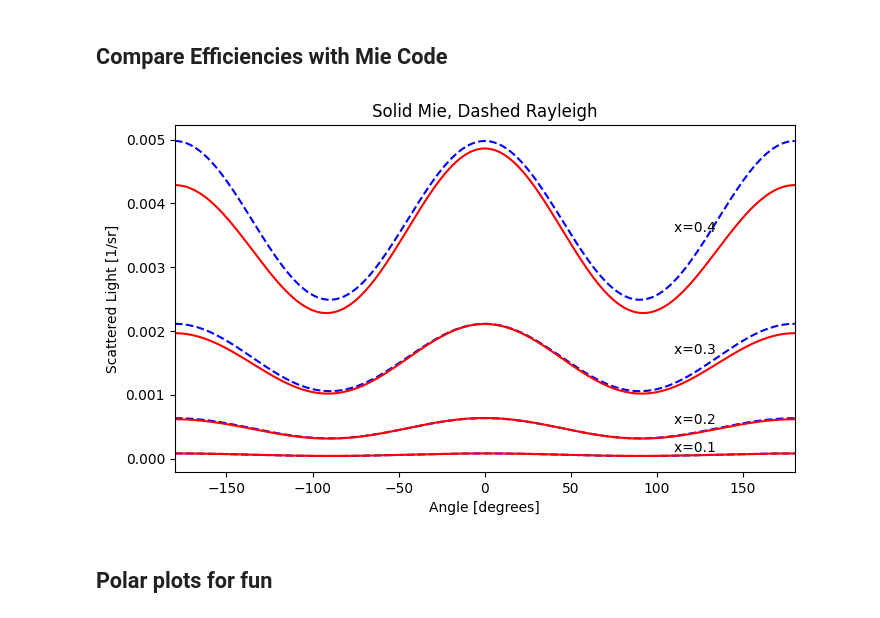
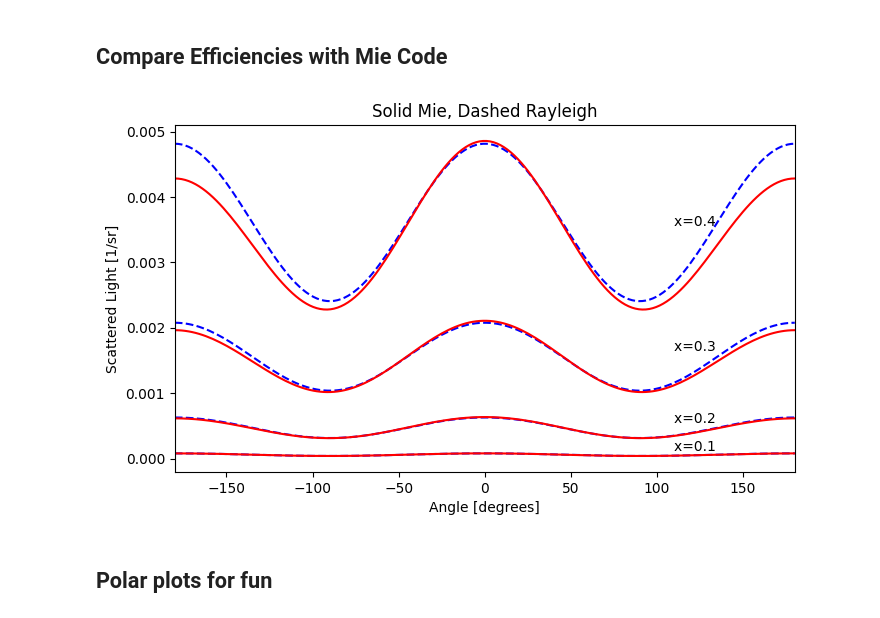
Before and after one commit to scottprahl/miepython, a Jupyter notebook: docs/04_rayleigh.ipynb, the cells around one changed output. Drawn from its saved outputs; the diff is of its cells as text; code cells hidden in the pictures.

Commit message:
replicate normalization_factor in rayleigh.py

```diff
--- a/docs/04_rayleigh.ipynb
+++ b/docs/04_rayleigh.ipynb
@@ -100,3 +22,7 @@ def rayleigh_unpolarized(m, x, mu):
 Mie scattering describes the special case of the interaction of light passing through a non-absorbing medium with a single embedded spherical object.  The sphere itself can be non-absorbing, moderately absorbing, or perfectly absorbing.
 
 Rayleigh scattering is a simple closed-form solution for the scattering from small spheres.
+# %%
+x = [attr for attr in dir(ray) if not attr.startswith("__")]
+x.sort()
+print(x)
@@ -131,23 +59,23 @@ $$
 # %%
 for x in [0.1, 0.2, 0.3, 0.4]:
 
     m = 1.5 - 1j
     theta = np.linspace(-180, 180, 180)
     mu = np.cos(theta * np.pi / 180)
 
-    rscat = rayleigh_unpolarized(m, x, mu)
+    rscat = ray.i_unpolarized(m, x, mu)
     mscat = mie.i_unpolarized(m, x, mu)
     plt.plot(theta, rscat, "--b")
     plt.plot(theta, mscat, "r")
     plt.annotate("x=%.1f   " % x, (theta[-20], mscat[-20]), ha="right", va="bottom")
 
 plt.xlim(-180, 180)
 plt.xlabel("Angle [degrees]")
 plt.ylabel("Scattered Light [1/sr]")
 plt.title("Solid Mie, Dashed Rayleigh")
 plt.show()
 # %% [output]
-[figure, old version]
+[figure, new version]
 # %% [markdown]
 ## Polar plots for fun
 # %%
```
Also changed, not shown: parts of 8 cells of this notebook, 4 other files.
